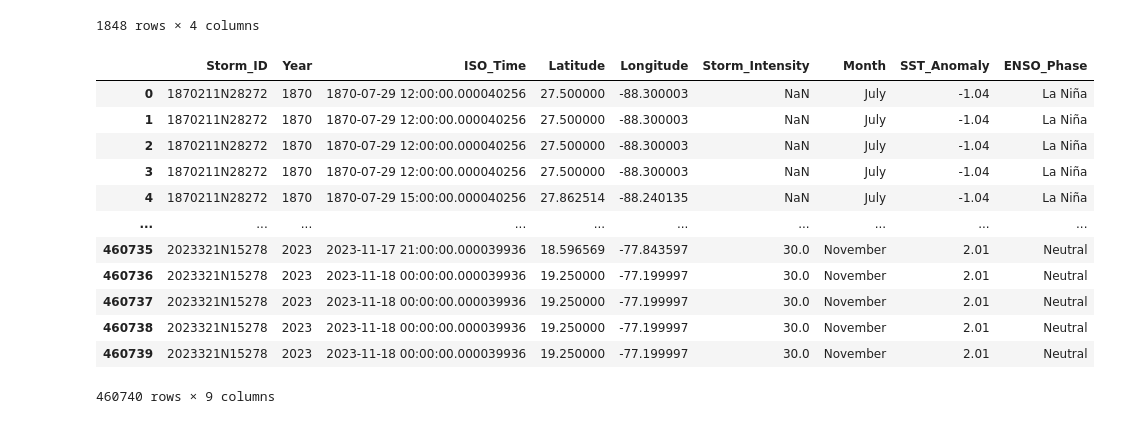
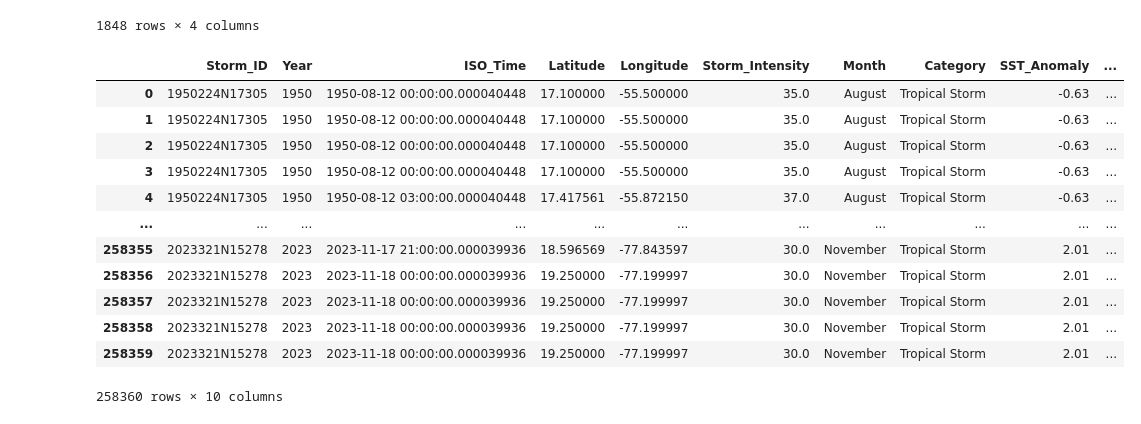
Before and after one commit to sarika-debruyn/LEAPCourse-Course-Climate-pred-Project1, a Jupyter notebook: project1/ENSO.ipynb, the cells around one changed output. Drawn from its saved outputs; the diff is of its cells as text; code cells hidden in the pictures.

```diff
--- a/project1/ENSO.ipynb
+++ b/project1/ENSO.ipynb
@@ -57,6 +59,9 @@ df_hurricane["Storm_ID"] = df_hurricane["Storm_ID"].str.decode("utf-8")
 
 # Convert Year to integer (from float)
 df_hurricane["Year"] = df_hurricane["Year"].astype(int)
+
+# Filter years from 1950 onwards
+df_hurricane = df_hurricane[df_hurricane["Year"] >= 1950]
 
 # Convert `ISO_Time` to datetime format
 df_hurricane["ISO_Time"] = pd.to_datetime(df_hurricane["ISO_Time"], errors="coerce")
@@ -74,12 +79,23 @@ month_map = {
 }
 df_hurricane["Month"] = df_hurricane["Month"].map(month_map)
 
-# Filter years from 1870 onwards
-df_hurricane = df_hurricane[df_hurricane["Year"] >= 1870]
+# Define hurricane category mapping (based on wind speed in knots)
+def categorize_hurricane(wind_speed):
+    if wind_speed < 64:
+        return "Tropical Storm"
+    elif 64 <= wind_speed <= 82:
+        return "Category 1"
+    elif 83 <= wind_speed <= 95:
+        return "Category 2"
+    elif 96 <= wind_speed <= 112:
+        return "Category 3"
+    elif 113 <= wind_speed <= 136:
+        return "Category 4"
+    else:
+        return "Category 5"
+
+# Apply category mapping
+df_hurricane["Category"] = df_hurricane["Storm_Intensity"].apply(categorize_hurricane)
 
 # Save the cleaned dataset
 df_hurricane.to_csv("../project1/hurricane_cleaned.csv", index=False)
-
-# Display the first few rows to check
-print(df_hurricane.info())
-print(df_hurricane.head())
@@ -181,49 +179,49 @@ df_enso_long
 #merge ENSO and hurricane data together
 df_hurricane["Year"] = df_hurricane["Year"].astype(int)
 df_hurricane["Month"] = df_hurricane["Month"].astype(str)
 
 df_enso_long["Year"] = df_enso_long["Year"].astype(int)
 df_enso_long["Month"] = df_enso_long["Month"].astype(str)
-df_enso_long = df_enso_long[df_enso_long["Year"] >= 1870]
+df_enso_long = df_enso_long[df_enso_long["Year"] >= 1950]
 
 # Define a dictionary to map abbreviated month names to full names
 month_map = {
     "Jan": "January", "Feb": "February", "Mar": "March", "Apr": "April", "May": "May", "Jun": "June",
     "Jul": "July", "Aug": "August", "Sep": "September", "Oct": "October", "Nov": "November", "Dec": "December"
 }
 
 # Apply the mapping
 df_hurricane["Month"] = df_hurricane["Month"].map(month_map)
-df_enso_long["Month"] = df_enso_long["Month"].map(month_map)
+df_enso_long.loc[:, "Month"] = df_enso_long["Month"].map(month_map)
 
 # Ensure all Month values are consistent by stripping spaces
 df_hurricane["Month"] = df_hurricane["Month"].str.strip()
-df_enso_long["Month"] = df_enso_long["Month"].str.strip()
+df_enso_long.loc[:, "Month"] = df_enso_long["Month"].str.strip()
 
 # Convert to lowercase (optional but helps prevent mismatches)
 df_hurricane["Month"] = df_hurricane["Month"].str.capitalize()
-df_enso_long["Month"] = df_enso_long["Month"].str.capitalize()
-df_hurricane = df_hurricane[df_hurricane["Year"] >= 1870]
+df_enso_long.loc[:, "Month"] = df_enso_long["Month"].str.capitalize()
+df_hurricane = df_hurricane[df_hurricane["Year"] >= 1950]
 
 # Merge hurricane data with ENSO data on Year & Month
 df_merged_ENSO = df_hurricane.merge(df_enso_long, on=["Year", "Month"], how="left")
 
 # Save merged dataset
 df_merged_ENSO.to_csv("../project1/merged_enso.csv", index=False)
 
 df_merged_ENSO
 # %% [output]
-|  | Storm_ID | Year | ISO_Time | Latitude | Longitude | Storm_Intensity | Month | SST_Anomaly | ENSO_Phase |
-| 0 | 1870211N28272 | 1870 | 1870-07-29 12:00:00.000040256 | 27.500000 | -88.300003 | NaN | July | -1.04 | La Niña |
-| 1 | 1870211N28272 | 1870 | 1870-07-29 12:00:00.000040256 | 27.500000 | -88.300003 | NaN | July | -1.04 | La Niña |
-| 2 | 1870211N28272 | 1870 | 1870-07-29 12:00:00.000040256 | 27.500000 | -88.300003 | NaN | July | -1.04 | La Niña |
-| 3 | 1870211N28272 | 1870 | 1870-07-29 12:00:00.000040256 | 27.500000 | -88.300003 | NaN | July | -1.04 | La Niña |
-| 4 | 1870211N28272 | 1870 | 1870-07-29 15:00:00.000040256 | 27.862514 | -88.240135 | NaN | July | -1.04 | La Niña |
-| ... | ... | ... | ... | ... | ... | ... | ... | ... | ... |
-| 460735 | 2023321N15278 | 2023 | 2023-11-17 21:00:00.000039936 | 18.596569 | -77.843597 | 30.0 | November | 2.01 | Neutral |
-| 460736 | 2023321N15278 | 2023 | 2023-11-18 00:00:00.000039936 | 19.250000 | -77.199997 | 30.0 | November | 2.01 | Neutral |
-| 460737 | 2023321N15278 | 2023 | 2023-11-18 00:00:00.000039936 | 19.250000 | -77.199997 | 30.0 | November | 2.01 | Neutral |
-| 460738 | 2023321N15278 | 2023 | 2023-11-18 00:00:00.000039936 | 19.250000 | -77.199997 | 30.0 | November | 2.01 | Neutral |
-| 460739 | 2023321N15278 | 2023 | 2023-11-18 00:00:00.000039936 | 19.250000 | -77.199997 | 30.0 | November | 2.01 | Neutral |
+|  | Storm_ID | Year | ISO_Time | Latitude | Longitude | Storm_Intensity | Month | Category | SST_Anomaly | ... |
+| 0 | 1950224N17305 | 1950 | 1950-08-12 00:00:00.000040448 | 17.100000 | -55.500000 | 35.0 | August | Tropical Storm | -0.63 | ... |
+| 1 | 1950224N17305 | 1950 | 1950-08-12 00:00:00.000040448 | 17.100000 | -55.500000 | 35.0 | August | Tropical Storm | -0.63 | ... |
+| 2 | 1950224N17305 | 1950 | 1950-08-12 00:00:00.000040448 | 17.100000 | -55.500000 | 35.0 | August | Tropical Storm | -0.63 | ... |
+| 3 | 1950224N17305 | 1950 | 1950-08-12 00:00:00.000040448 | 17.100000 | -55.500000 | 35.0 | August | Tropical Storm | -0.63 | ... |
+| 4 | 1950224N17305 | 1950 | 1950-08-12 03:00:00.000040448 | 17.417561 | -55.872150 | 37.0 | August | Tropical Storm | -0.63 | ... |
+| ... | ... | ... | ... | ... | ... | ... | ... | ... | ... | ... |
+| 258355 | 2023321N15278 | 2023 | 2023-11-17 21:00:00.000039936 | 18.596569 | -77.843597 | 30.0 | November | Tropical Storm | 2.01 | ... |
+| 258356 | 2023321N15278 | 2023 | 2023-11-18 00:00:00.000039936 | 19.250000 | -77.199997 | 30.0 | November | Tropical Storm | 2.01 | ... |
+| 258357 | 2023321N15278 | 2023 | 2023-11-18 00:00:00.000039936 | 19.250000 | -77.199997 | 30.0 | November | Tropical Storm | 2.01 | ... |
+| 258358 | 2023321N15278 | 2023 | 2023-11-18 00:00:00.000039936 | 19.250000 | -77.199997 | 30.0 | November | Tropical Storm | 2.01 | ... |
+| 258359 | 2023321N15278 | 2023 | 2023-11-18 00:00:00.000039936 | 19.250000 | -77.199997 | 30.0 | November | Tropical Storm | 2.01 | ... |
-460740 rows × 9 columns
+258360 rows × 10 columns
 # %%
```
Also changed, not shown: parts of 10 cells of this notebook, 1 other file.
